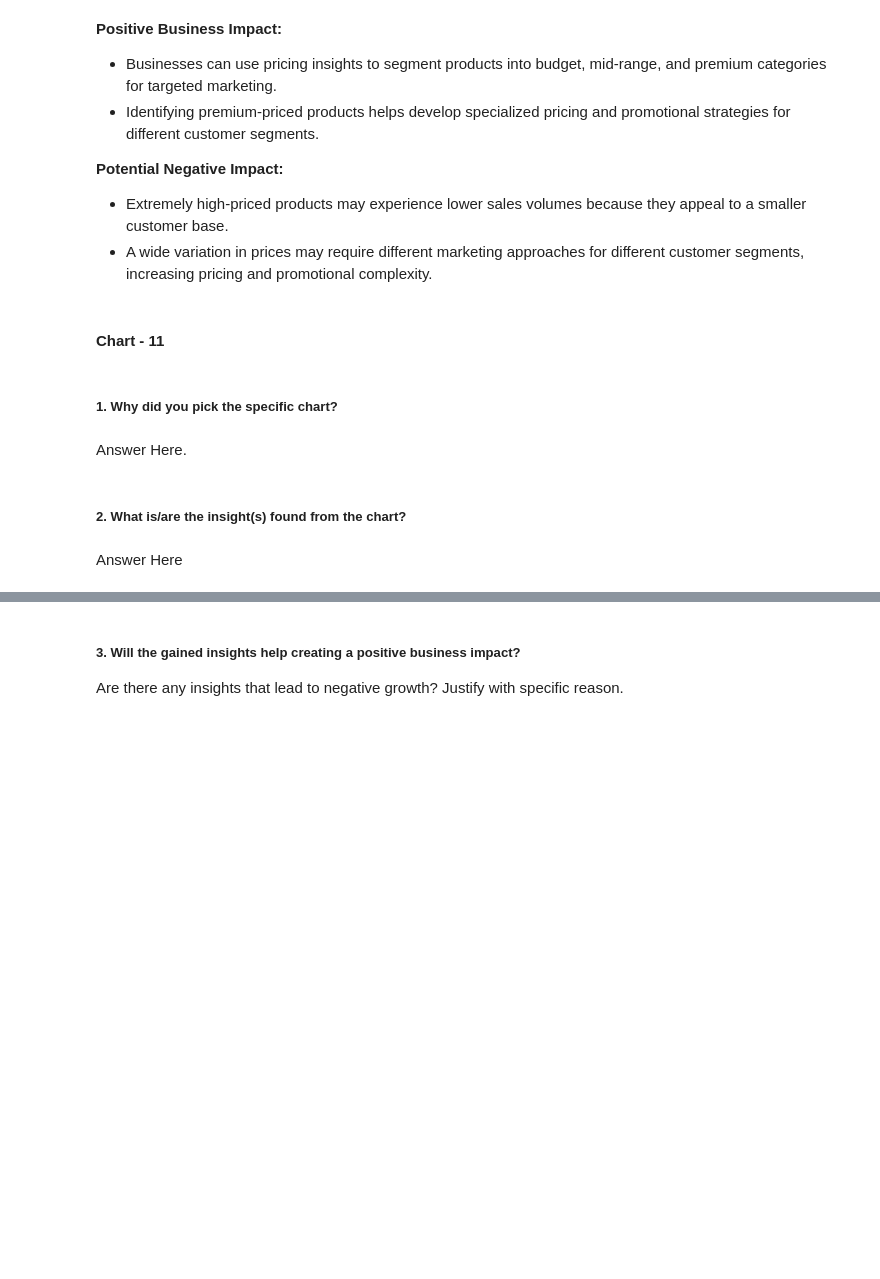
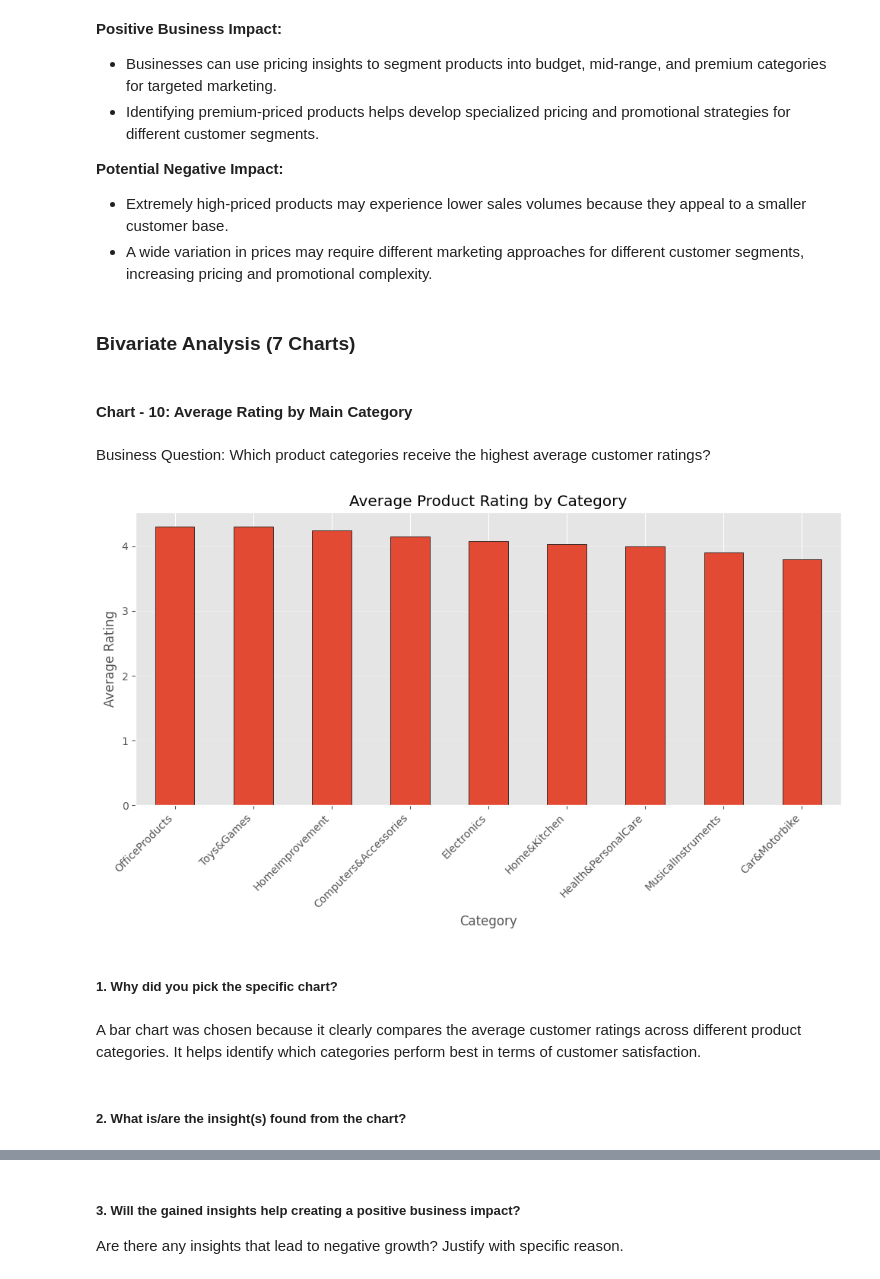
Before and after one commit to ArpitaGuniyal/Amazon-Sales-EDA, a Jupyter notebook: amazon_sales_eda.ipynb, the cells around one changed output, grey strips where cells are left out. Drawn from its saved outputs; the diff is of its cells as text; code cells hidden in the pictures; blank space fills up the shorter version.

Commit message:
Complete univariate analysis and begin bivariate analysis
Added box plot and bivariate visualizations for ratings,
pricing, discounts and customer engagement.

```diff
--- a/amazon_sales_eda.ipynb
+++ b/amazon_sales_eda.ipynb
@@ -888,5 +831,3 @@ Are there any insights that lead to negative growth? Justify with specific reaso
 
 * Extremely high-priced products may experience lower sales volumes because they appeal to a smaller customer base.
 * A wide variation in prices may require different marketing approaches for different customer segments, increasing pricing and promotional complexity.
-# %% [markdown]
-#### Chart - 11
@@ -895,8 +834,45 @@ Are there any insights that lead to negative growth? Justify with specific reaso
+# %% [markdown]
+### **Bivariate Analysis (7 Charts)**
+# %% [markdown]
+#### Chart - 10: Average Rating by Main Category
+# %% [markdown]
+Business Question: Which product categories receive the highest average customer ratings?
+# %%
+
+# Create the main category column
+df_clean['main_category'] = df_clean['category'].str.split('|').str[0]
+
+# Calculate average rating for each category
+avg_rating = (
+    df_clean.groupby('main_category')['rating']
+    .mean()
+    .sort_values(ascending=False)
+)
+
+# Plot
+plt.figure(figsize=(10,6))
+
+avg_rating.plot(
+    kind='bar',
+    edgecolor='black'
+)
+
+plt.title("Average Product Rating by Category")
+plt.xlabel("Category")
+plt.ylabel("Average Rating")
+
+plt.xticks(rotation=45, ha='right')
+
+plt.grid(axis='y', alpha=0.3)
+
+plt.tight_layout()
+
+plt.show()
+# %% [output]
+[figure, added]
 # %% [markdown]
 ##### 1. Why did you pick the specific chart?
-# %% [markdown]
-Answer Here.
+# %% [markdown]
+A bar chart was chosen because it clearly compares the average customer ratings across different product categories. It helps identify which categories perform best in terms of customer satisfaction.
 # %% [markdown]
 ##### 2. What is/are the insight(s) found from the chart?
-# %% [markdown]
-Answer Here
```
Also changed, not shown: parts of 57 cells of this notebook.
